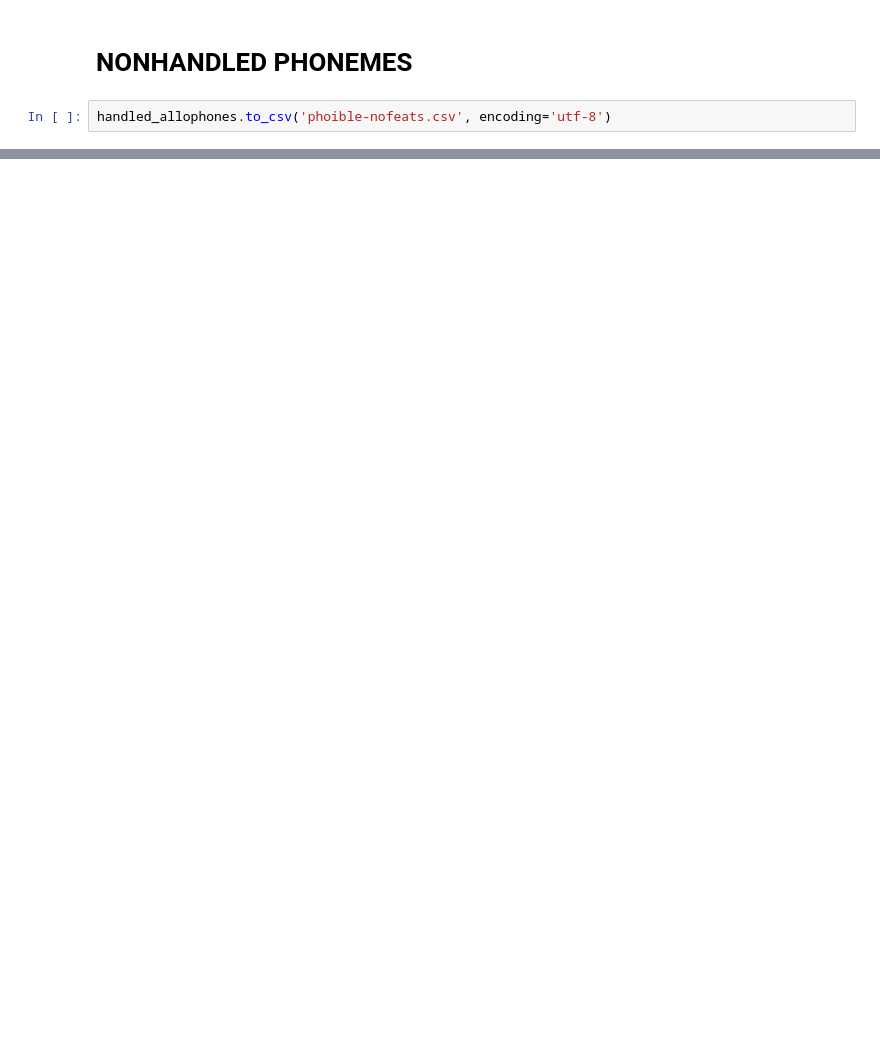
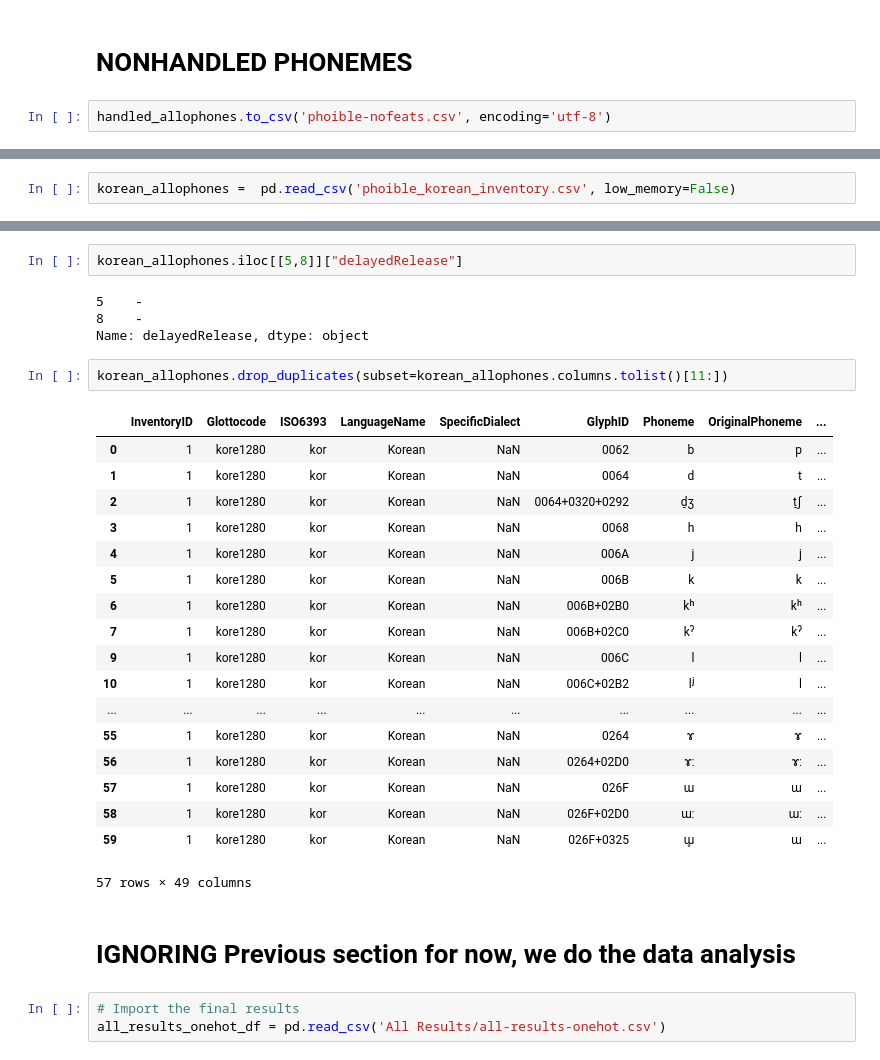
Before and after one commit to Alessioryan/allophony_minimal_feature_rep, a Jupyter notebook: main.ipynb, the cells around one changed output, grey strips where cells are left out. Saved outputs shown, nothing was run; the diff lists cells and outputs as text; blank space fills up the shorter version.

```diff
--- a/main.ipynb
+++ b/main.ipynb
@@ -513,0 +790,2 @@ check_allophones_contains('st̠ʃ')
+# %%
+korean_allophones =  pd.read_csv('phoible_korean_inventory.csv', low_memory=False)
@@ -513,0 +812,32 @@ check_allophones_contains('st̠ʃ')
+# %%
+korean_allophones.iloc[[5,8]]["delayedRelease"]
+# %% [output]
+5    -
+8    -
+Name: delayedRelease, dtype: object
+# %%
+korean_allophones.drop_duplicates(subset=korean_allophones.columns.tolist()[11:])
+# %% [output]
+|  | InventoryID | Glottocode | ISO6393 | LanguageName | SpecificDialect | GlyphID | Phoneme | OriginalPhoneme | ... |
+| 0 | 1 | kore1280 | kor | Korean | NaN | 0062 | b | p | ... |
+| 1 | 1 | kore1280 | kor | Korean | NaN | 0064 | d | t | ... |
+| 2 | 1 | kore1280 | kor | Korean | NaN | 0064+0320+0292 | d̠ʒ | t̠ʃ | ... |
+| 3 | 1 | kore1280 | kor | Korean | NaN | 0068 | h | h | ... |
+| 4 | 1 | kore1280 | kor | Korean | NaN | 006A | j | j | ... |
+| 5 | 1 | kore1280 | kor | Korean | NaN | 006B | k | k | ... |
+| 6 | 1 | kore1280 | kor | Korean | NaN | 006B+02B0 | kʰ | kʰ | ... |
+| 7 | 1 | kore1280 | kor | Korean | NaN | 006B+02C0 | kˀ | kˀ | ... |
+| 9 | 1 | kore1280 | kor | Korean | NaN | 006C | l | l | ... |
+| 10 | 1 | kore1280 | kor | Korean | NaN | 006C+02B2 | lʲ | l | ... |
+| ... | ... | ... | ... | ... | ... | ... | ... | ... | ... |
+| 55 | 1 | kore1280 | kor | Korean | NaN | 0264 | ɤ | ɤ | ... |
+| 56 | 1 | kore1280 | kor | Korean | NaN | 0264+02D0 | ɤː | ɤː | ... |
+| 57 | 1 | kore1280 | kor | Korean | NaN | 026F | ɯ | ɯ | ... |
+| 58 | 1 | kore1280 | kor | Korean | NaN | 026F+02D0 | ɯː | ɯː | ... |
+| 59 | 1 | kore1280 | kor | Korean | NaN | 026F+0325 | ɯ̥ | ɯ | ... |
+57 rows × 49 columns
+# %% [markdown]
+# IGNORING Previous section for now, we do the data analysis
+# %%
+# Import the final results
+all_results_onehot_df = pd.read_csv('All Results/all-results-onehot.csv')
```
Also changed, not shown: parts of 47 cells of this notebook.
